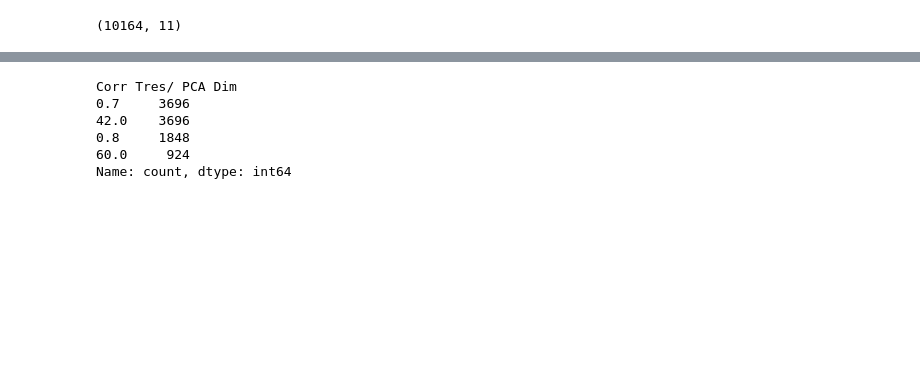
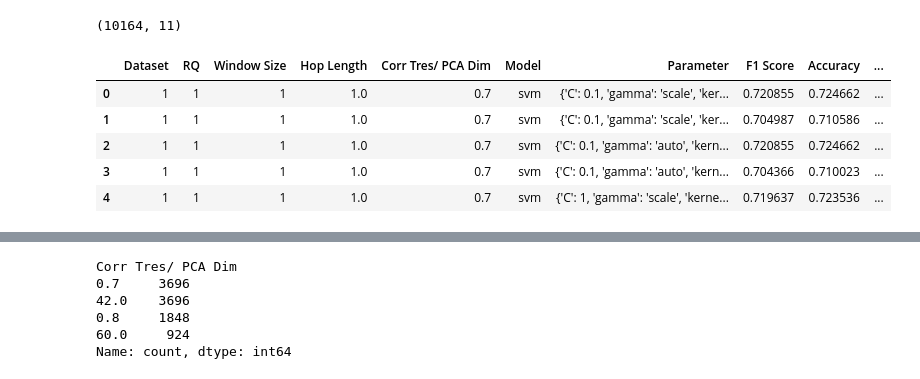
Before and after one commit to alvaro-francisco-gil/plant-reactivity-analysis, a Jupyter notebook: notebooks/check_results.ipynb, the cells around one changed output, grey strips where cells are left out. Drawn from its saved outputs; the diff is of its cells as text; code cells hidden in the pictures; blank space fills up the shorter version.

```diff
--- a/notebooks/check_results.ipynb
+++ b/notebooks/check_results.ipynb
@@ -7,3 +7,12 @@ df = pd.read_csv(file_path)
 df.shape
 # %% [output]
 (10164, 11)
+# %%
+df.head()
+# %% [output]
+|  | Dataset | RQ | Window Size | Hop Length | Corr Tres/ PCA Dim | Model | Parameter | F1 Score | Accuracy | ... |
+| 0 | 1 | 1 | 1 | 1.0 | 0.7 | svm | {'C': 0.1, 'gamma': 'scale', 'ker... | 0.720855 | 0.724662 | ... |
+| 1 | 1 | 1 | 1 | 1.0 | 0.7 | svm | {'C': 0.1, 'gamma': 'scale', 'ker... | 0.704987 | 0.710586 | ... |
+| 2 | 1 | 1 | 1 | 1.0 | 0.7 | svm | {'C': 0.1, 'gamma': 'auto', 'kern... | 0.720855 | 0.724662 | ... |
+| 3 | 1 | 1 | 1 | 1.0 | 0.7 | svm | {'C': 0.1, 'gamma': 'auto', 'kern... | 0.704366 | 0.710023 | ... |
+| 4 | 1 | 1 | 1 | 1.0 | 0.7 | svm | {'C': 1, 'gamma': 'scale', 'kerne... | 0.719637 | 0.723536 | ... |
```
Also changed, not shown: parts of 6 cells of this notebook, 23 other files.
